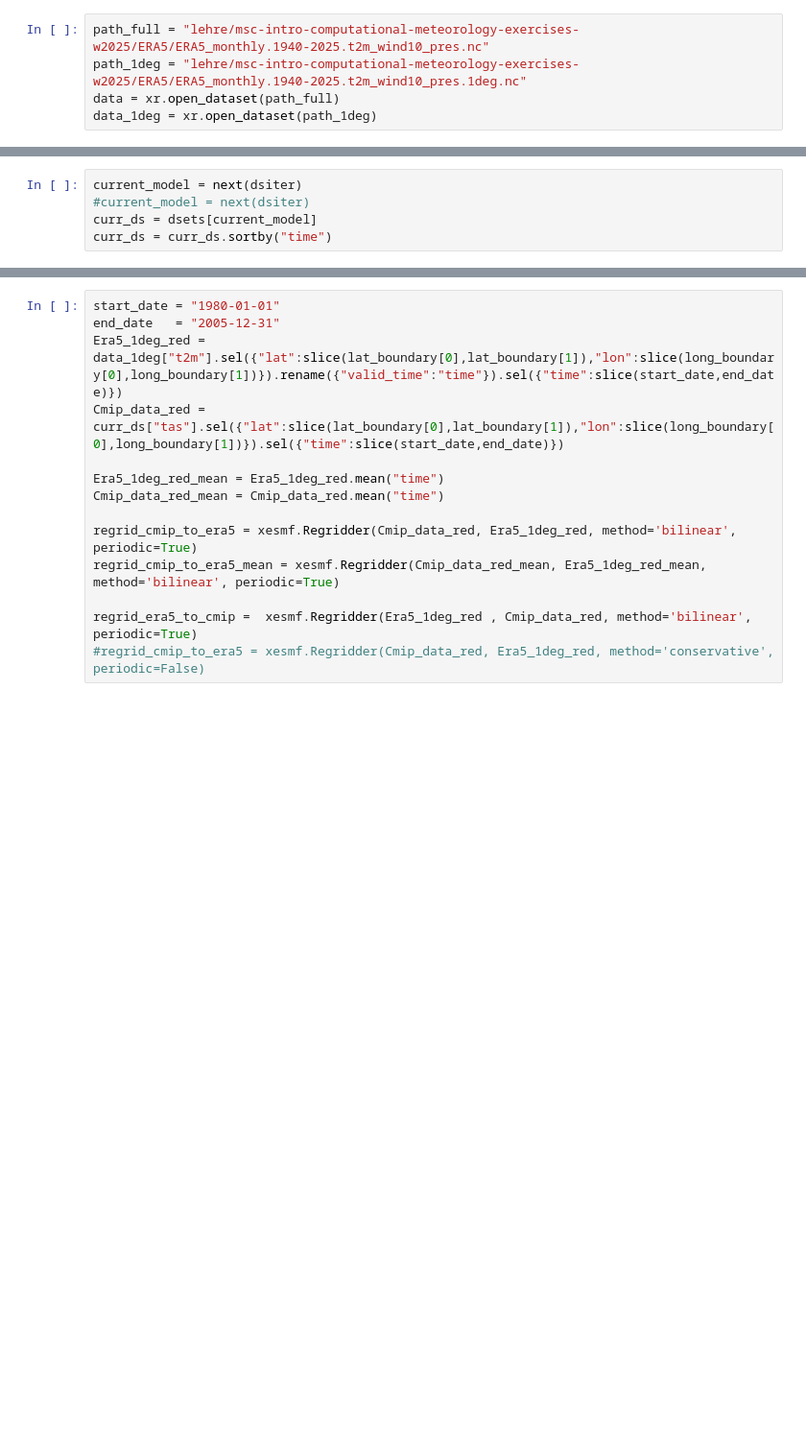
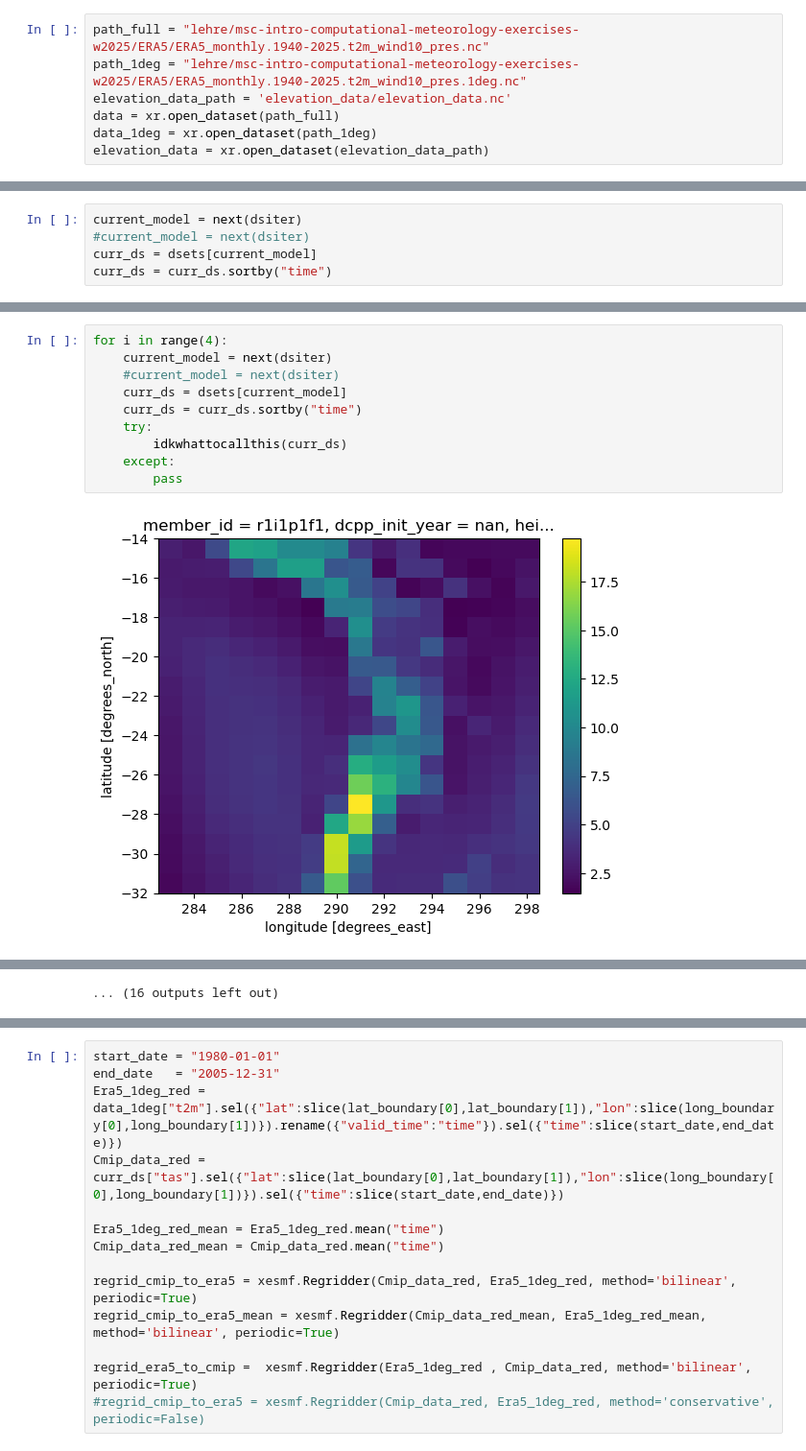
Before and after one commit to cc11223344556677/Computational-Meteorology-Exercises, a Jupyter notebook: project_simon.ipynb, the cells around one changed output, grey strips where cells are left out. Shown at 96% size. Drawn from its saved outputs; the diff is of its cells as text; blank space fills up the shorter version.

```diff
--- a/project_simon.ipynb
+++ b/project_simon.ipynb
@@ -19,5 +21,7 @@ u: west-east
 # %%
 path_full = "lehre/msc-intro-computational-meteorology-exercises-w2025/ERA5/ERA5_monthly.1940-2025.t2m_wind10_pres.nc"
 path_1deg = "lehre/msc-intro-computational-meteorology-exercises-w2025/ERA5/ERA5_monthly.1940-2025.t2m_wind10_pres.1deg.nc"
+elevation_data_path = 'elevation_data/elevation_data.nc'
 data = xr.open_dataset(path_full)
 data_1deg = xr.open_dataset(path_1deg)
+elevation_data = xr.open_dataset(elevation_data_path)
@@ -114,0 +282,12 @@ curr_ds = curr_ds.sortby("time")
+# %%
+for i in range(4):
+    current_model = next(dsiter)
+    #current_model = next(dsiter)
+    curr_ds = dsets[current_model]
+    curr_ds = curr_ds.sortby("time")
+    try:
+        idkwhattocallthis(curr_ds)
+    except:
+        pass
+# %% [output]
+[figure, added]
@@ -114,0 +305 @@ curr_ds = curr_ds.sortby("time")
+... (16 outputs left out)
```
Also changed, not shown: parts of 29 cells of this notebook.
